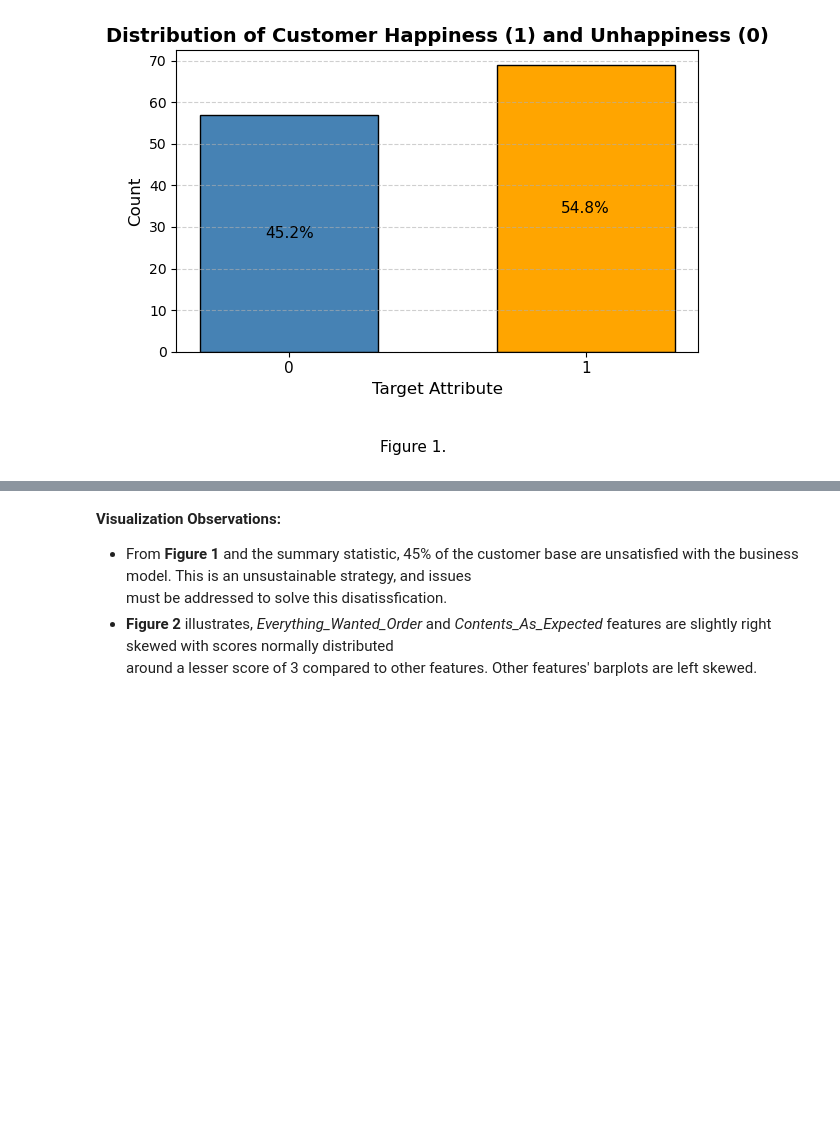
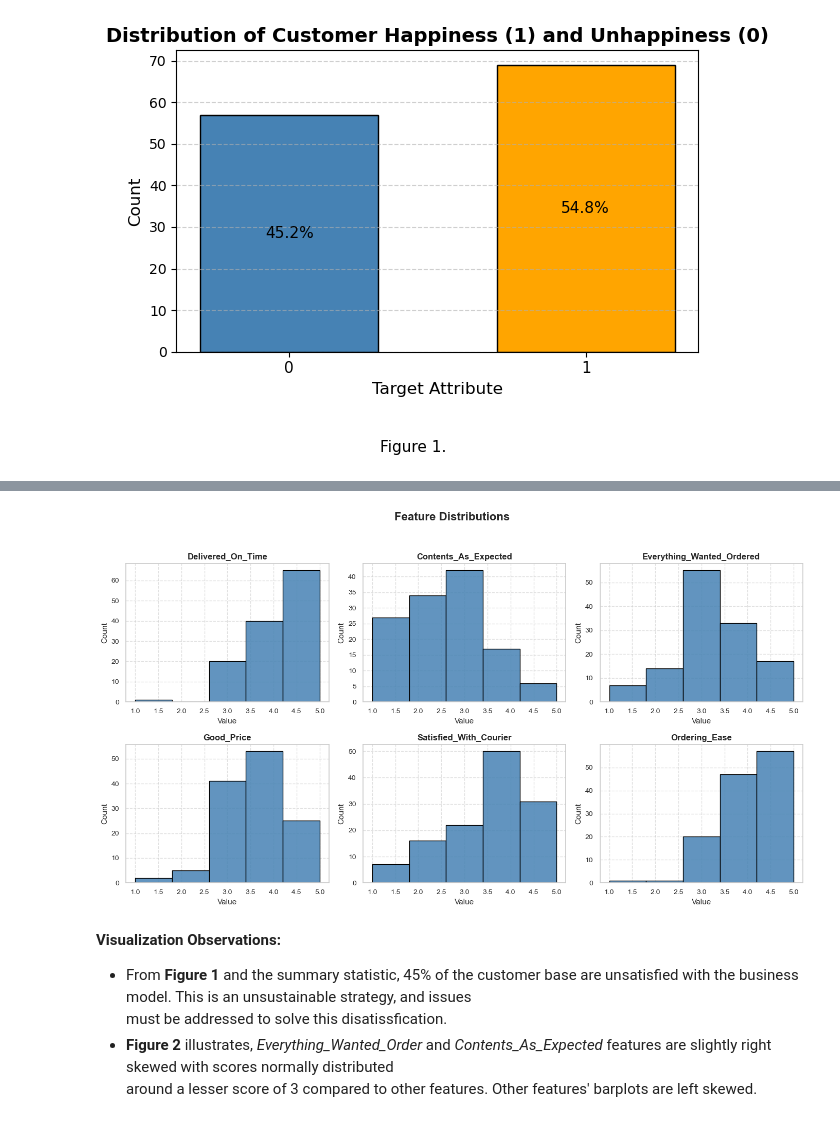
Before and after one commit to Sooihk/Apziva-Project-Happy-Customers, a Jupyter notebook: notebooks/HappyCustomers.ipynb, the cells around one changed output, grey strips where cells are left out. Drawn from its saved outputs; the diff is of its cells as text; code cells hidden in the pictures; blank space fills up the shorter version.

```diff
--- a/notebooks/HappyCustomers.ipynb
+++ b/notebooks/HappyCustomers.ipynb
@@ -193,3 +166,61 @@ plt.show()
+# %%
+import matplotlib.pyplot as plt
+import seaborn as sns
+import pandas as pd
+
+def plot_feature_distributions(data: pd.DataFrame, features: list):
+    """
+    Plots histograms for a list of features from a DataFrame in a 2x3 grid layout.
+
+    Parameters:
+        data (pd.DataFrame): The input DataFrame.
+        features (list): List of feature column names to plot.
+    """
+    # Set global style for consistent aesthetics
+    sns.set(style='whitegrid', font_scale=1.0)
+    plt.rcParams['axes.labelsize'] = 11
+    plt.rcParams['axes.titlesize'] = 12
+    plt.rcParams['xtick.labelsize'] = 10
+    plt.rcParams['ytick.labelsize'] = 10
+
+    # Create subplots
+    fig, axes = plt.subplots(nrows=2, ncols=3, figsize=(14, 8))
+    axes = axes.flatten()
+
+    # Plot histograms
+    for i, column in enumerate(features):
+        ax = axes[i]
+        sns.histplot(
+            data[column],
+            bins=5,
+            kde=False,
+            color='steelblue',
+            edgecolor='black',
+            alpha=0.85,
+            ax=ax
+        )
+        ax.set_title(column, fontweight='bold')
+        ax.set_xlabel('Value')
+        ax.set_ylabel('Count')
+        ax.grid(True, linestyle='--', alpha=0.6)
+
+    # Remove unused axes if fewer than 6 features
+    for j in range(len(features), len(axes)):
+        fig.delaxes(axes[j])
+
+    # Title and layout adjustments
+    fig.suptitle('Feature Distributions', fontsize=16, fontweight='bold')
+    fig.tight_layout(rect=[0, 0, 1, 0.95])
+
+    plt.show()
+
+# Example usage
+plot_feature_distributions(
+    data=customer_survey,
+    features=customer_survey.columns[1:].tolist()  # Assuming the first column is the target
+)
+# %% [output]
+[figure, added]
 # %% [markdown]
 **Visualization Observations:**
 - From **Figure 1** and the summary statistic, 45% of the customer base are unsatisfied with the business model. This is an unsustainable strategy, and issues
```
Also changed, not shown: parts of 8 cells of this notebook, 4 other files.
